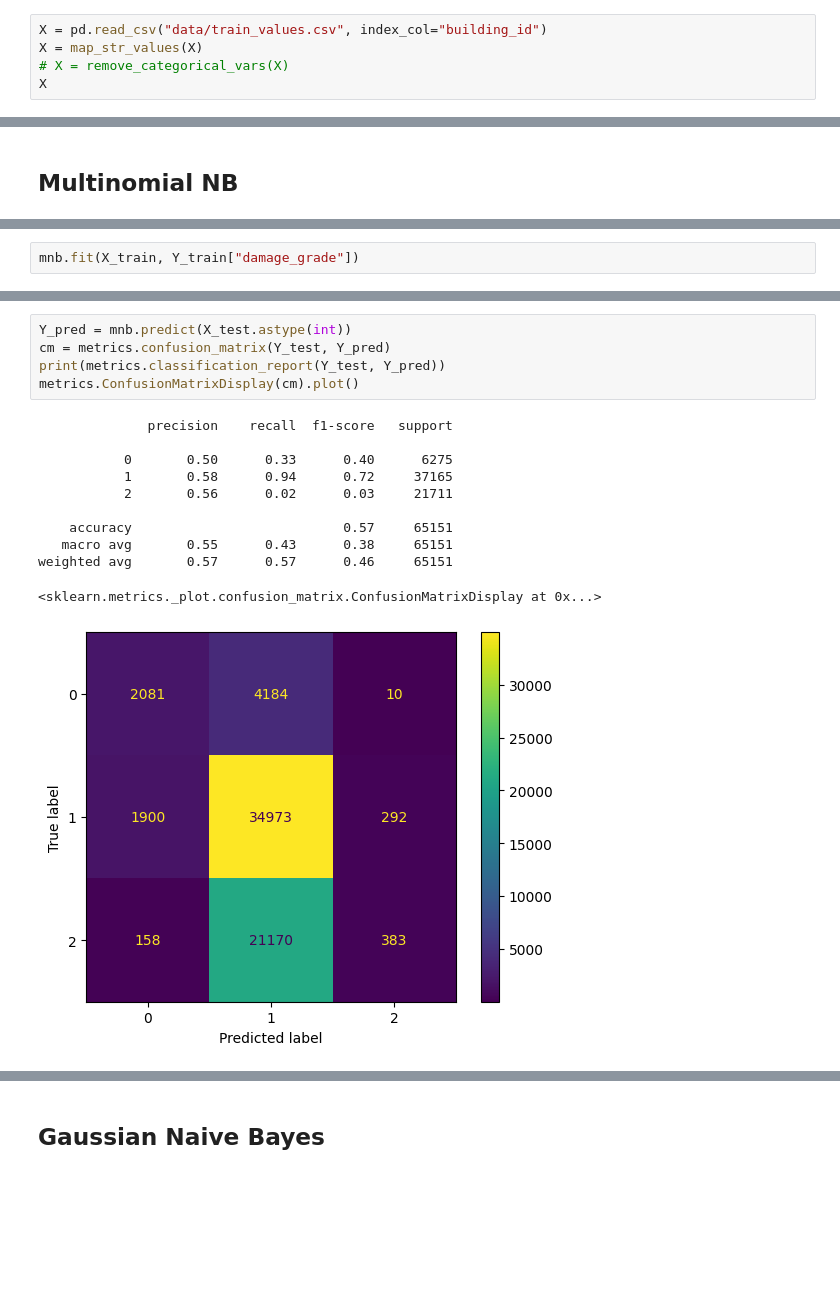
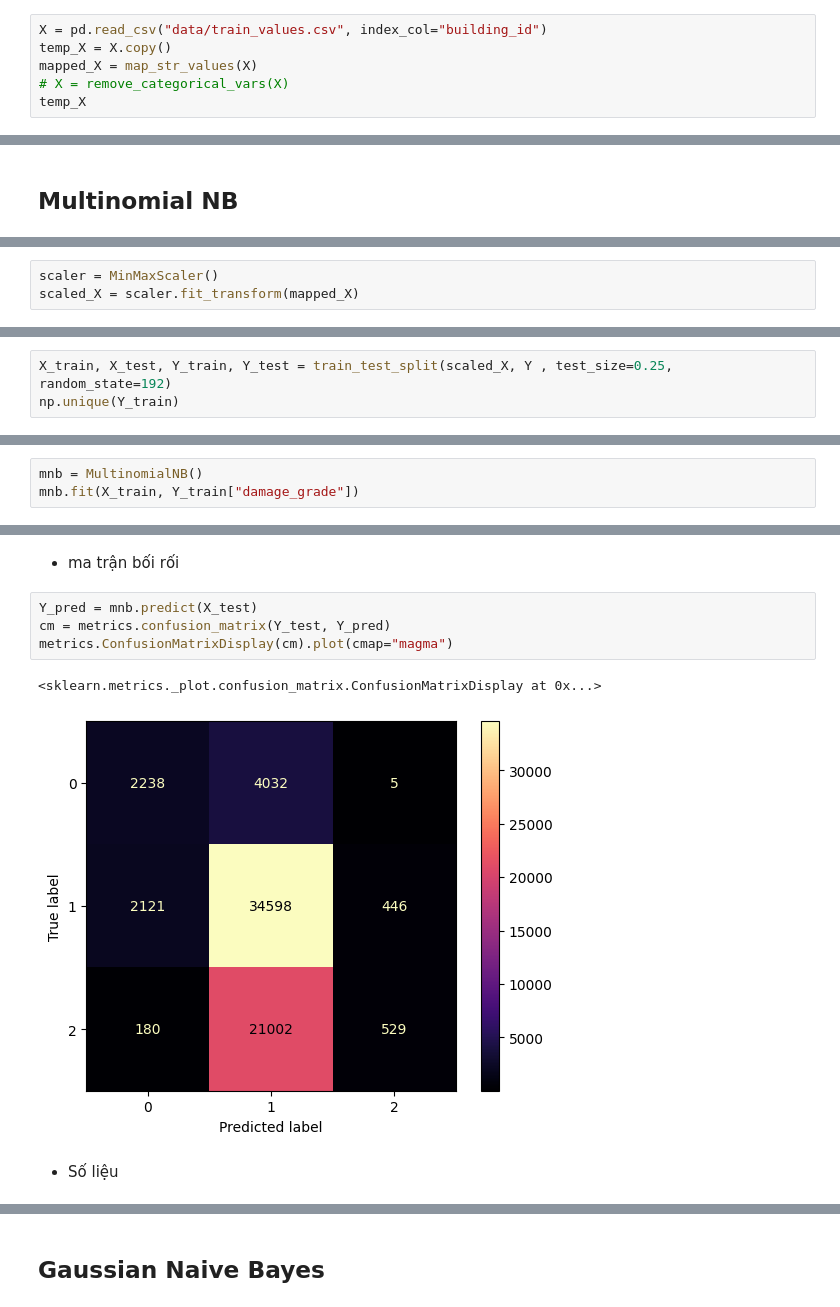
Before and after one commit to anbit192/earthquake, a Jupyter notebook: naive_bayes.ipynb, the cells around one changed output, grey strips where cells are left out. Saved outputs shown, nothing was run; the diff lists cells and outputs as text; blank space fills up the shorter version.

```diff
--- a/naive_bayes.ipynb
+++ b/naive_bayes.ipynb
@@ -15,9 +15,10 @@ from sklearn.preprocessing import StandardScaler, MinMaxScaler
 ## Đọc dữ liệu và chuyển biến phân loại dạng string về int
 # %%
 X = pd.read_csv("data/train_values.csv", index_col="building_id")
-X = map_str_values(X)
+temp_X = X.copy()
+mapped_X = map_str_values(X)
 # X = remove_categorical_vars(X)
-X
+temp_X
 # %% [output]
 |  | geo_level_1_id | geo_level_2_id | geo_level_3_id | count_floors_pre_eq | age | area_percentage | ... |
 | building_id |  |  |  |  |  |  | ... |
@@ -182,0 +102,3 @@ mnb = MultinomialNBHandMade()
+# %%
+scaler = MinMaxScaler()
+scaled_X = scaler.fit_transform(mapped_X)
@@ -182,0 +107,3 @@ mnb = MultinomialNBHandMade()
+# %%
+X_train, X_test, Y_train, Y_test = train_test_split(scaled_X, Y , test_size=0.25, random_state=192)
+np.unique(Y_train)
@@ -183,3 +112,4 @@ mnb = MultinomialNBHandMade()
 # %%
+mnb = MultinomialNB()
 mnb.fit(X_train, Y_train["damage_grade"])
 # %% [output]
@@ -209,17 +117,11 @@ print(mnb.likelihoods)
+# %% [markdown]
+- ma trận bối rối
 # %%
-Y_pred = mnb.predict(X_test.astype(int))
+Y_pred = mnb.predict(X_test)
 cm = metrics.confusion_matrix(Y_test, Y_pred)
-print(metrics.classification_report(Y_test, Y_pred))
-metrics.ConfusionMatrixDisplay(cm).plot()
+metrics.ConfusionMatrixDisplay(cm).plot(cmap="magma")
 # %% [output]
-              precision    recall  f1-score   support
-
-           0       0.50      0.33      0.40      6275
-           1       0.58      0.94      0.72     37165
-           2       0.56      0.02      0.03     21711
-
-    accuracy                           0.57     65151
-   macro avg       0.55      0.43      0.38     65151
-weighted avg       0.57      0.57      0.46     65151
+<sklearn.metrics._plot.confusion_matrix.ConfusionMatrixDisplay at 0x...>
-<sklearn.metrics._plot.confusion_matrix.ConfusionMatrixDisplay at 0x...>
-[figure, old version]
+[figure, new version]
+# %% [markdown]
+- Số liệu
```
Also changed, not shown: parts of 42 cells of this notebook, 1 other file.
